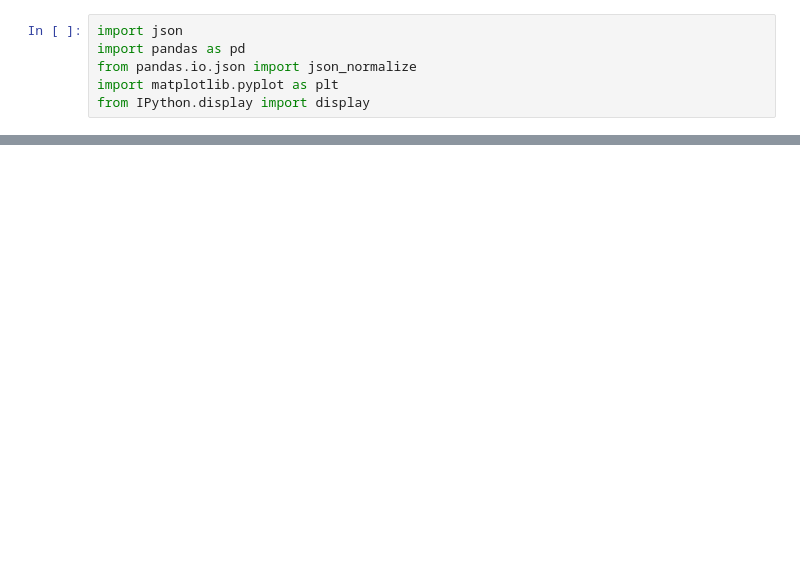
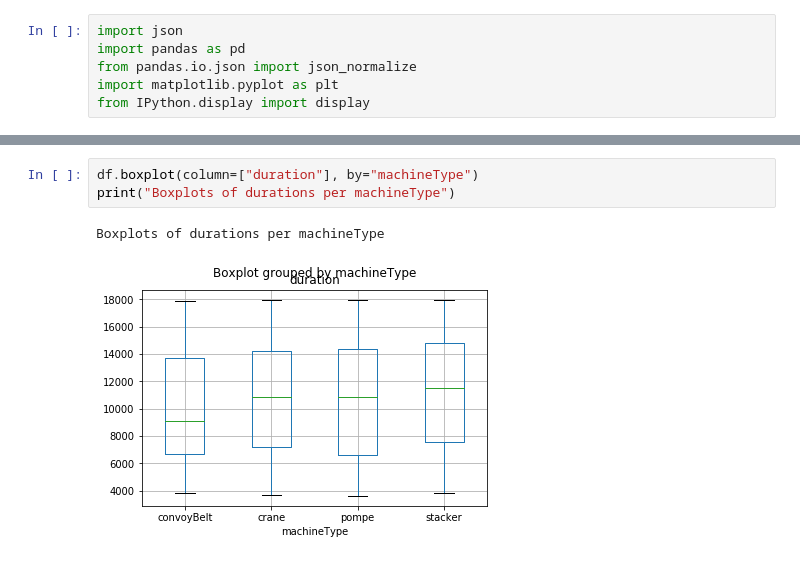
Before and after one commit to pixel-ports/pas_modelling, a Jupyter notebook: tools/demonstration.ipynb, the cells around one changed output, grey strips where cells are left out. Drawn from its saved outputs; the diff is of its cells as text; blank space fills up the shorter version.

```diff
--- a/tools/demonstration.ipynb
+++ b/tools/demonstration.ipynb
@@ -117,3 +130,9 @@ consumptionDf.plot.bar()
+# %%
+df.boxplot(column=["duration"], by="machineType")
+print("Boxplots of durations per machineType")
+# %% [output]
+Boxplots of durations per machineType
+[figure, added]
 # %%
 machinesCount = (
     df
```
Also changed, not shown: parts of 7 cells of this notebook, 1 other file.
